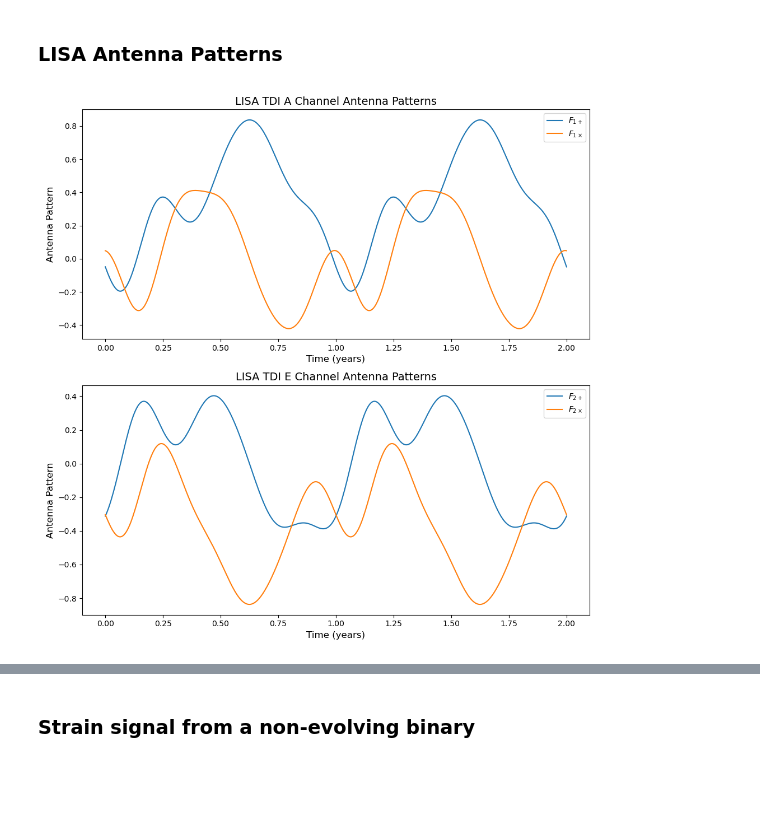
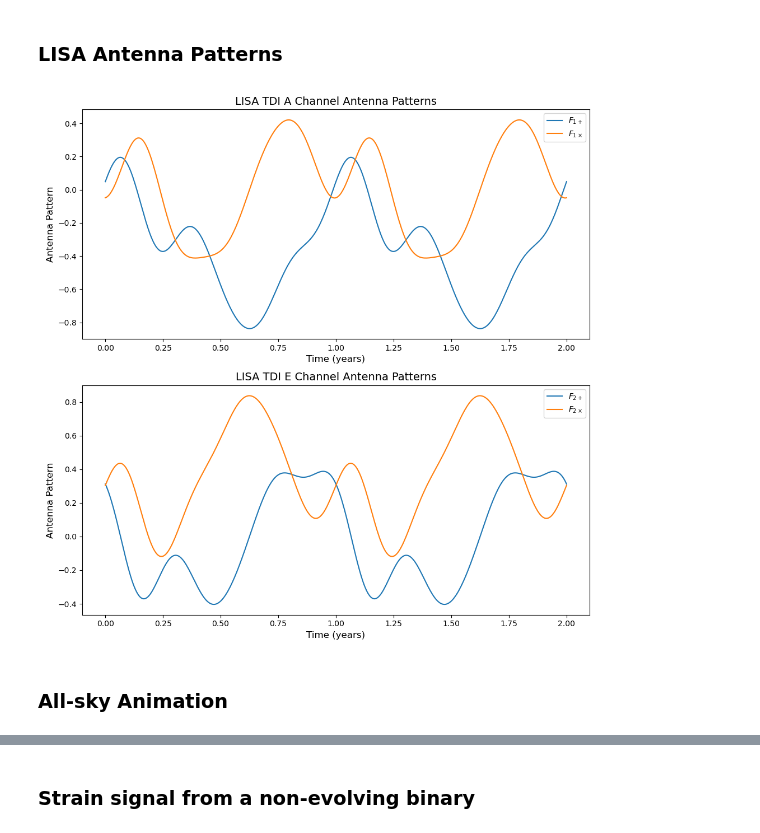
Before and after one commit to ShitongGuo/LZU_lab, a Jupyter notebook: lab_2.ipynb, the cells around one changed output, grey strips where cells are left out. Cells and saved outputs as stored; diff of their text form; code cells hidden in the pictures; blank space fills up the shorter version.

```diff
--- a/lab_2.ipynb
+++ b/lab_2.ipynb
@@ -282,26 +272,29 @@ Video("lisa_orbit.mp4")
 ### LISA Antenna Patterns
 # %%
 L = 2.5e9 # Distance between satellites in meters
-lisa_patterns = lisa_antenna_patterns_numerical(t, theta=np.pi/4, phi=np.pi/4, L=L, psi=np.pi/6)
+lisa_positions = lisa_orbit(t, L)
+F1p, F1x, F2p, F2x = lisa_antenna_patterns_numerical(lisa_positions, theta=np.pi/4, phi=np.pi/4, psi=np.pi/6)
 
 fig = plt.figure(figsize=(10, 10))
 ax1 = fig.add_subplot(211)
-ax1.plot(t, lisa_patterns['F1_plus'], label=r'$F_{1+}$')
-ax1.plot(t, lisa_patterns['F1_cross'], label=r'$F_{1\times}$')
+ax1.plot(t, F1p, label=r'$F_{1+}$')
+ax1.plot(t, F1x, label=r'$F_{1\times}$')
 ax1.set_title('LISA TDI A Channel Antenna Patterns', fontsize=14)
 ax1.set_xlabel('Time (years)', fontsize=12)
 ax1.set_ylabel('Antenna Pattern', fontsize=12)
 ax1.legend()
 
 ax2 = fig.add_subplot(212)
-ax2.plot(t, lisa_patterns['F2_plus'], label=r'$F_{2+}$')
-ax2.plot(t, lisa_patterns['F2_cross'], label=r'$F_{2\times}$')
+ax2.plot(t, F2p, label=r'$F_{2+}$')
+ax2.plot(t, F2x, label=r'$F_{2\times}$')
 ax2.set_title('LISA TDI E Channel Antenna Patterns', fontsize=14)
 ax2.set_xlabel('Time (years)', fontsize=12)
 ax2.set_ylabel('Antenna Pattern', fontsize=12)
 ax2.legend()
 
 plt.tight_layout()
 plt.show()
 # %% [output]
-[figure, old version]
+[figure, new version]
+# %% [markdown]
+### All-sky Animation
```
Also changed, not shown: parts of 7 cells of this notebook, 6 other files.
